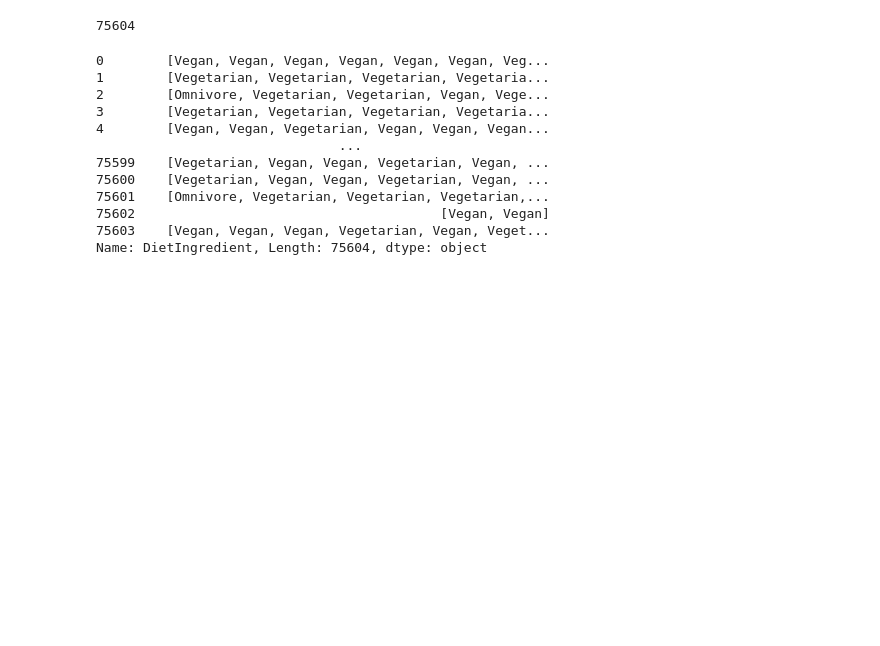
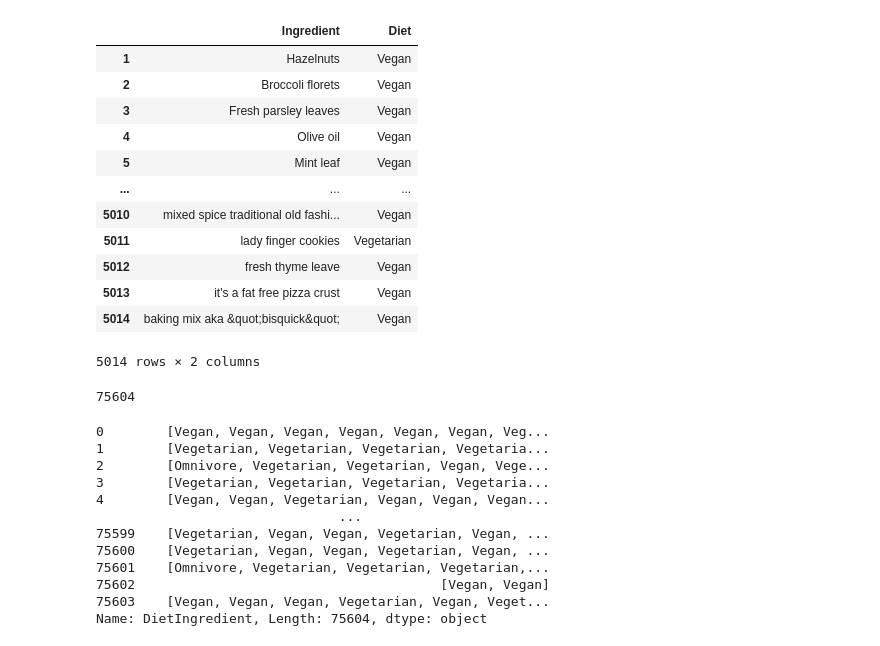
Before and after one commit to sallto/baml, a Jupyter notebook: notebook.ipynb, the cells around one changed output. Cells and saved outputs as stored; diff of their text form; code cells hidden in the pictures; blank space fills up the shorter version.

```diff
--- a/notebook.ipynb
+++ b/notebook.ipynb
@@ -7,9 +9,28 @@ pd.set_option('display.max_columns', None)
 # %%
 recipes = pd.read_csv('./recipes.csv')
 requests = pd.read_csv('./requests.csv')
 reviews = pd.read_csv('./reviews.csv')
 diet = pd.read_csv('./diet.csv')
-classify_diet = pd.read_csv('./classify_diet.csv', sep=':;')
+
+import requests as rq
+url = 'https://raw.githubusercontent.com/sallto/baml/master/classify_diet.csv'
+page = rq.get(url)
+classify_diet = pd.DataFrame([x.split(':;') for x in page.text.split('\n')], columns = ['Ingredient', 'Diet'])[1:-1]
+classify_diet
+# %% [output]
+|  | Ingredient | Diet |
+| 1 | Hazelnuts | Vegan |
+| 2 | Broccoli florets | Vegan |
+| 3 | Fresh parsley leaves | Vegan |
+| 4 | Olive oil | Vegan |
+| 5 | Mint leaf | Vegan |
+| ... | ... | ... |
+| 5010 | mixed spice traditional old fashi... | Vegan |
+| 5011 | lady finger cookies | Vegetarian |
+| 5012 | fresh thyme leave | Vegan |
+| 5013 | it's a fat free pizza crust | Vegan |
+| 5014 | baking mix aka &quot;bisquick&quot; | Vegan |
+5014 rows × 2 columns
 # %%
 recipes['RecipeIngredientParts'] = recipes['RecipeIngredientParts'].apply(lambda x: x.replace('\\','').replace('"','').replace('c(', '').replace(')','').replace('(',''))
 recipes['RecipeIngredientQuantities'] = recipes['RecipeIngredientQuantities'].apply(lambda x: x.replace('\\','').replace('"','').replace('c(', '').replace(')','').replace('(',''))
```
Also changed, not shown: parts of 25 cells of this notebook.
